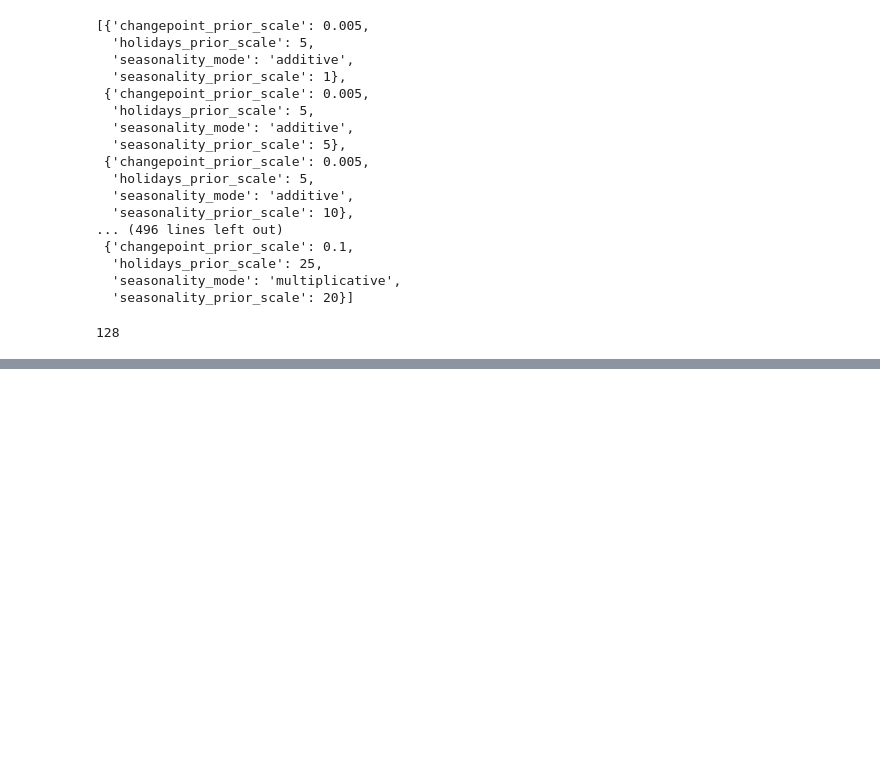
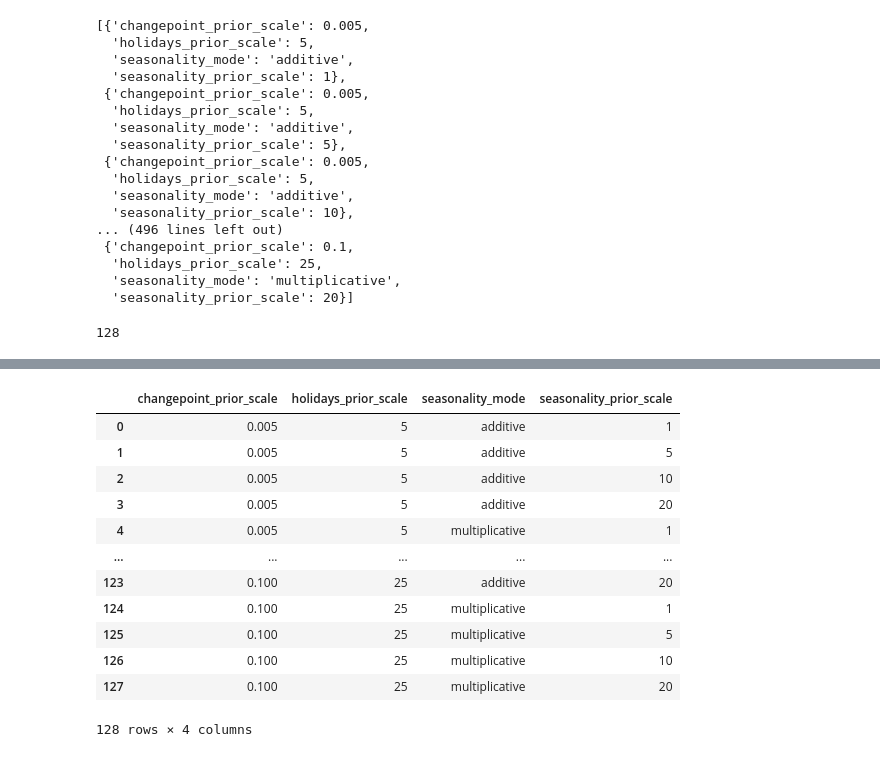
Before and after one commit to ultragorira/AI_and_ML, a Jupyter notebook: TimeSeries/ZTM_TimeSeries/Facebook_Prophet.ipynb, the cells around one changed output, grey strips where cells are left out. Saved outputs shown, nothing was run; the diff lists cells and outputs as text; code cells hidden in the pictures; blank space fills up the shorter version.

```diff
--- a/TimeSeries/ZTM_TimeSeries/Facebook_Prophet.ipynb
+++ b/TimeSeries/ZTM_TimeSeries/Facebook_Prophet.ipynb
@@ -242,0 +241,17 @@ Running 6 / 128
+# %%
+results = pd.DataFrame(grid)
+results
+# %% [output]
+|  | changepoint_prior_scale | holidays_prior_scale | seasonality_mode | seasonality_prior_scale |
+| 0 | 0.005 | 5 | additive | 1 |
+| 1 | 0.005 | 5 | additive | 5 |
+| 2 | 0.005 | 5 | additive | 10 |
+| 3 | 0.005 | 5 | additive | 20 |
+| 4 | 0.005 | 5 | multiplicative | 1 |
+| ... | ... | ... | ... | ... |
+| 123 | 0.100 | 25 | additive | 20 |
+| 124 | 0.100 | 25 | multiplicative | 1 |
+| 125 | 0.100 | 25 | multiplicative | 5 |
+| 126 | 0.100 | 25 | multiplicative | 10 |
+| 127 | 0.100 | 25 | multiplicative | 20 |
+128 rows × 4 columns
```
Also changed, not shown: parts of 14 cells of this notebook.
